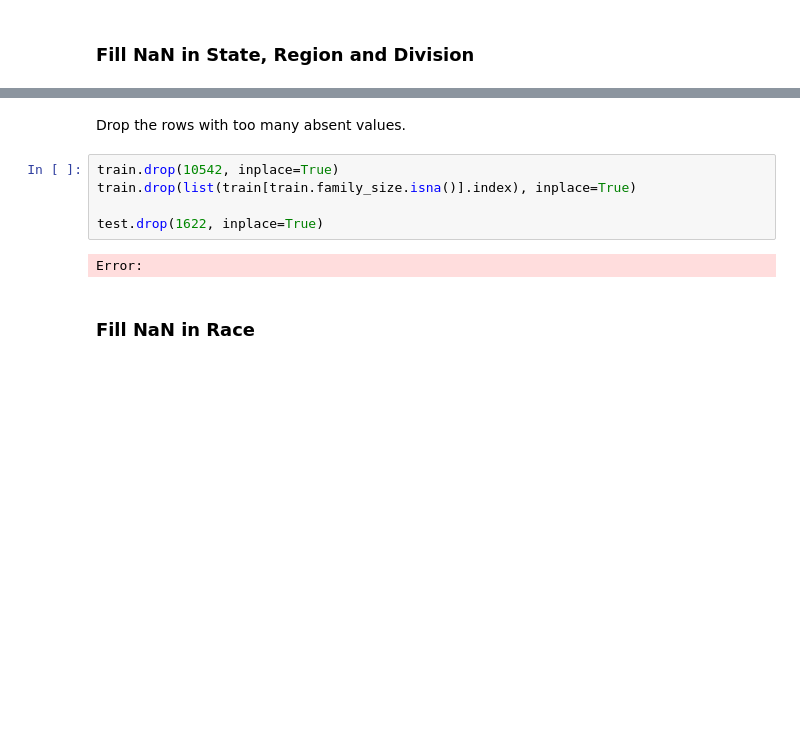
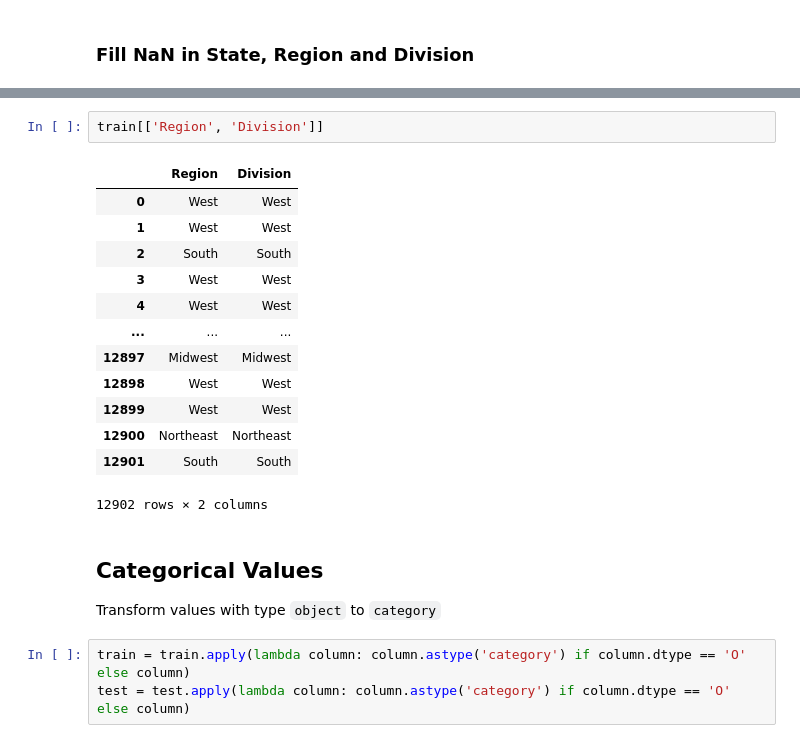
Before and after one commit to 3quetra/portfolio, a Jupyter notebook: wids_datathon_2024/cancer_prediction.ipynb, the cells around one changed output, grey strips where cells are left out. Saved outputs shown, nothing was run; the diff lists cells and outputs as text; blank space fills up the shorter version.

```diff
--- a/wids_datathon_2024/cancer_prediction.ipynb
+++ b/wids_datathon_2024/cancer_prediction.ipynb
@@ -243,11 +315,23 @@ Error:
-# %% [markdown]
-Drop the rows with too many absent values.
-# %%
-train.drop(10542, inplace=True)
-train.drop(list(train[train.family_size.isna()].index), inplace=True)
-
-test.drop(1622, inplace=True)
-# %% [output]
-Error:
-# %% [markdown]
-### Fill NaN in Race
+# %%
+train[['Region', 'Division']]
+# %% [output]
+|  | Region | Division |
+| 0 | West | West |
+| 1 | West | West |
+| 2 | South | South |
+| 3 | West | West |
+| 4 | West | West |
+| ... | ... | ... |
+| 12897 | Midwest | Midwest |
+| 12898 | West | West |
+| 12899 | West | West |
+| 12900 | Northeast | Northeast |
+| 12901 | South | South |
+12902 rows × 2 columns
+# %% [markdown]
+## Categorical Values
+
+Transform values with type `object` to `category`
+# %%
+train = train.apply(lambda column: column.astype('category') if column.dtype == 'O' else column)
+test = test.apply(lambda column: column.astype('category') if column.dtype == 'O' else column)
```
Also changed, not shown: parts of 55 cells of this notebook.
